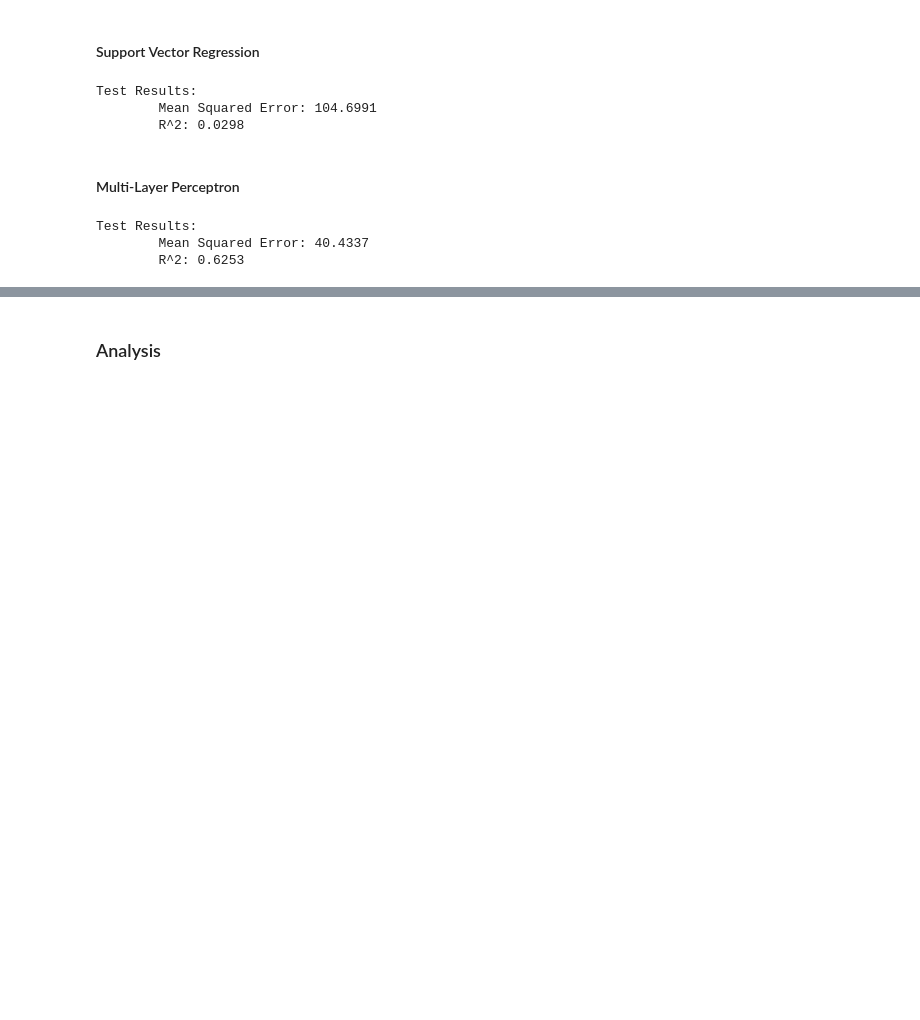
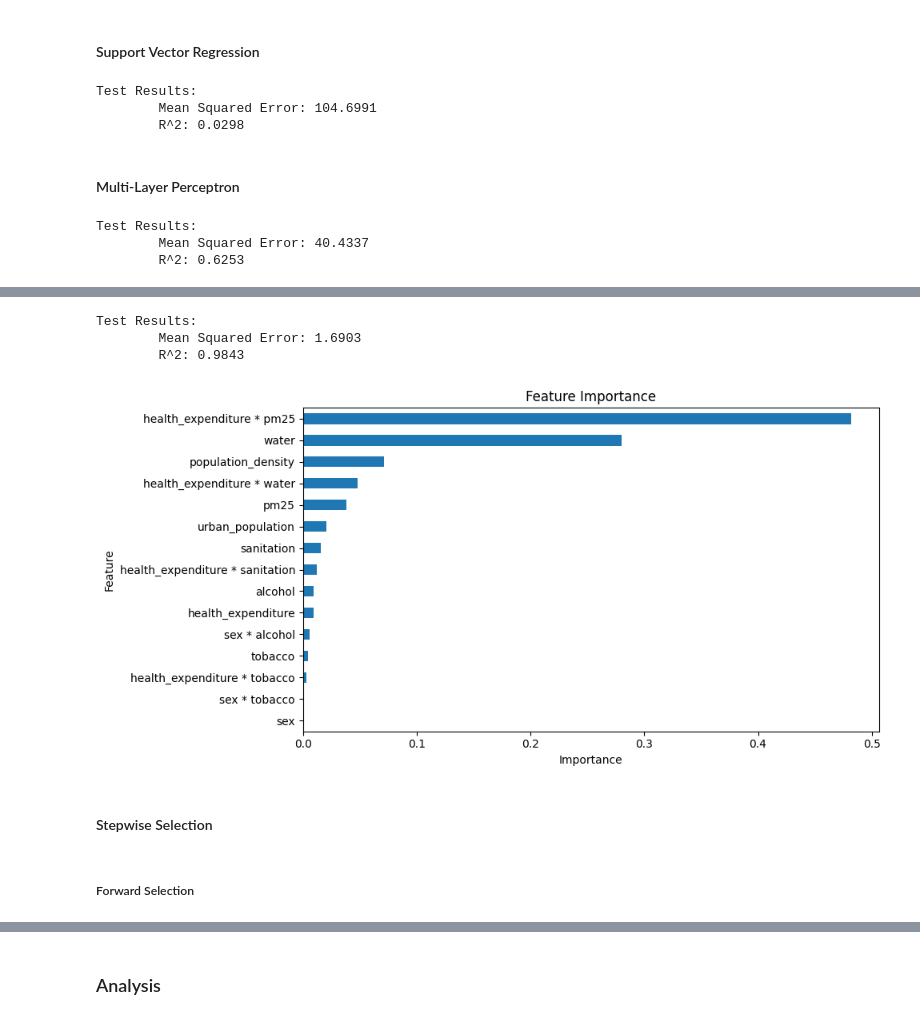
Before and after one commit to Gralerfics/SLDS_Project_OpenStudy, a Jupyter notebook: src/main.ipynb, the cells around one changed output, grey strips where cells are left out. Saved outputs shown, nothing was run; the diff lists cells and outputs as text; code cells hidden in the pictures; blank space fills up the shorter version.

```diff
--- a/src/main.ipynb
+++ b/src/main.ipynb
@@ -474,0 +577,54 @@ Test Results:
+# %%
+def rf_process_interaction(response, predictors):
+    # Prepare data
+    y_train = dataset_train[response].copy()
+    X_train = dataset_train[predictors].copy()
+    y_test = dataset_test[response].copy()
+    X_test = dataset_test[predictors].copy()
+
+    for other in ['alcohol', 'tobacco']:
+        term = f'sex * {other}'
+        X_train[term] = X_train['sex'] * X_train[other]
+        X_test[term] = X_test['sex'] * X_test[other]
+
+    for other in ['tobacco', 'pm25', 'water', 'sanitation']:
+        term = f'health_expenditure * {other}'
+        X_train[term] = X_train['health_expenditure'] * X_train[other]
+        X_test[term] = X_test['health_expenditure'] * X_test[other]
+
+    # Train
+    model = RandomForestRegressor(random_state = 233)
+    model.fit(X_train, y_train)
+
+    # Test
+    y_pred = model.predict(X_test)
+    test_mse = mean_squared_error(y_test, y_pred)
+    test_r2 = r2_score(y_test, y_pred)
+
+    return model, y_pred - y_test, test_mse, test_r2
+
+model_rfi, test_residuals_rfi, test_mse_rfi, test_r2_rfi = rf_process_interaction('tuberculosis', feature_names)
+print(f'\nTest Results:')
+print(f'\tMean Squared Error: {test_mse_rfi:.4f}')
+print(f'\tR^2: {test_r2_rfi:.4f}\n')
+
+importance = pd.DataFrame({
+    'Feature': model_rfi.feature_names_in_,
+    'Importance': model_rfi.feature_importances_
+}).sort_values(by = 'Importance', ascending = True)
+
+fig, ax = plt.subplots(1, 1, figsize = (10, 5))
+importance.plot(kind = 'barh', x = 'Feature', y = 'Importance', ax = ax, legend = False)
+ax.set_title('Feature Importance')
+ax.set_xlabel('Importance')
+plt.tight_layout()
+plt.show()
+# %% [output]
+Test Results:
+        Mean Squared Error: 1.6903
+        R^2: 0.9843
+[figure, added]
+# %% [markdown]
+#### Stepwise Selection
+# %% [markdown]
+##### Forward Selection
```
Also changed, not shown: parts of 24 cells of this notebook, 2 other files.
